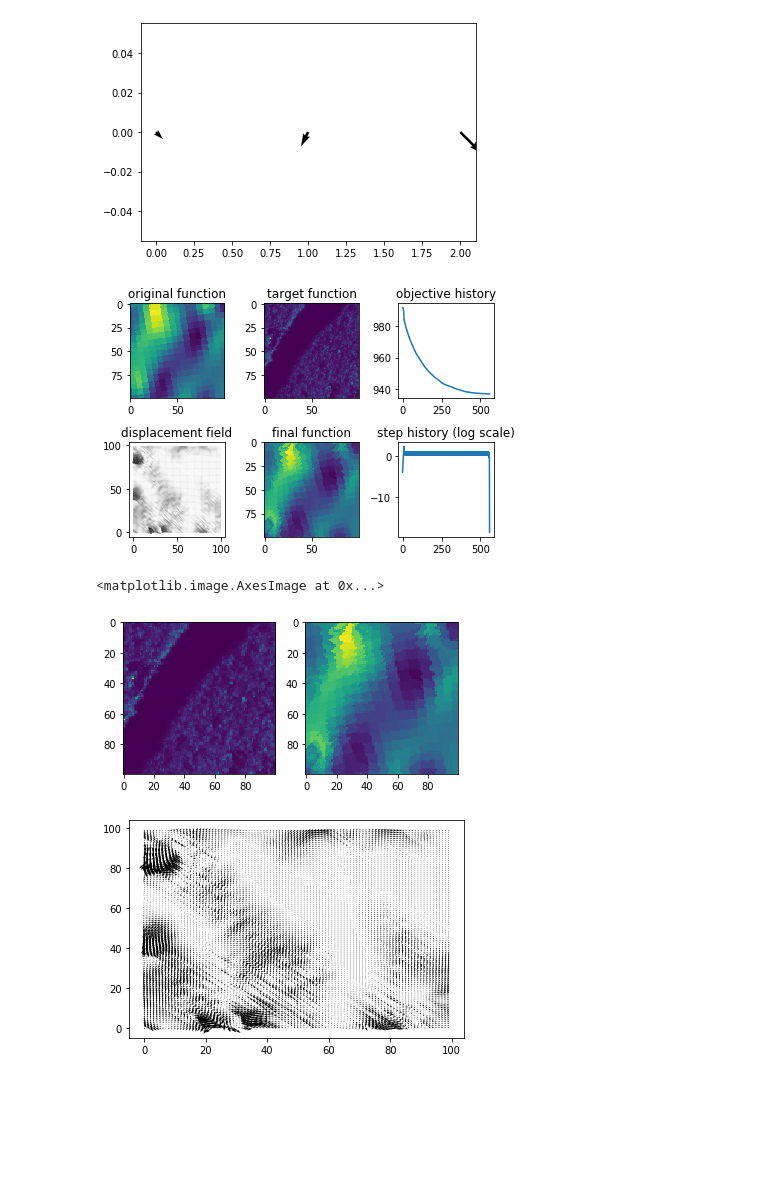
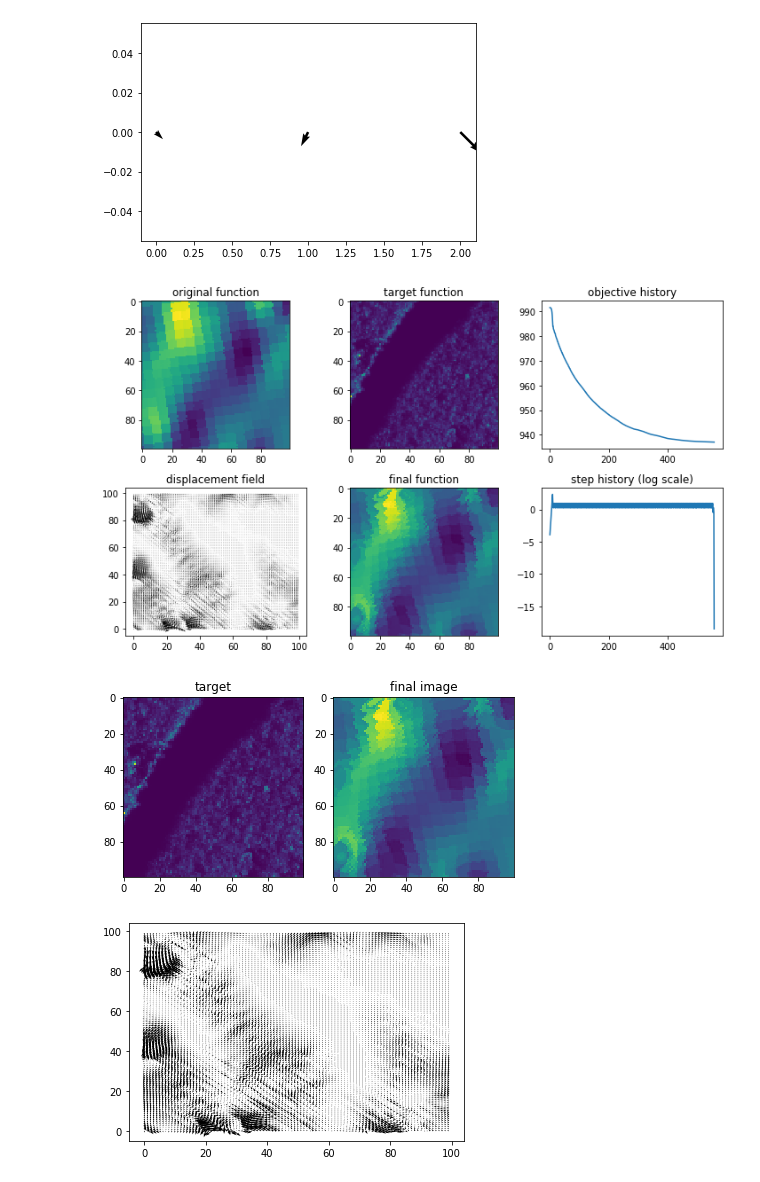
Before and after one commit to YamSok/CESBIO_BIOMASS, a Jupyter notebook: optim.ipynb, the cells around one changed output. Saved outputs shown, nothing was run; the diff lists cells and outputs as text; code cells hidden in the pictures; blank space fills up the shorter version.

```diff
--- a/optim.ipynb
+++ b/optim.ipynb
@@ -348,29 +354,32 @@ plt.show()
 # %% [output]
 [figure]
 # %%
-fig, ax = plt.subplots(2,3)
+fig, ax = plt.subplots(2,3,figsize=(10,6))
 ax[0,0].imshow(original)
 ax[0,0].set_title('original function')
 ax[0,1].imshow(target)
 ax[0,1].set_title('target function')
 ax[1,0].quiver(ux,uy)
 ax[1,0].set_title('displacement field')
 ax[1,1].imshow(interpol(original,ux,uy))
 ax[1,1].set_title('final function')
 ax[0,2].plot(CF)
 ax[0,2].set_title('objective history')
 ax[1,2].plot(np.log(step))
 ax[1,2].set_title('step history (log scale)')
 
 plt.tight_layout()
+plt.savefig("DG_method.png")
 plt.show()
 fig,ax = plt.subplots(1,2,figsize=(6,6))
 ax[0].imshow(target)
+ax[0].set_title("target")
 ax[1].imshow(interpol(original,ux,uy))
+ax[1].set_title("final image")
+plt.tight_layout()
 # %% [output]
-[figure, old version]
+[figure, new version]
-<matplotlib.image.AxesImage at 0x...>
-[figure, old version]
+[figure, new version]
 # %%
 plt.quiver(ux, uy)
 plt.show()
```
Also changed, not shown: parts of 5 cells of this notebook, 6 other files.
